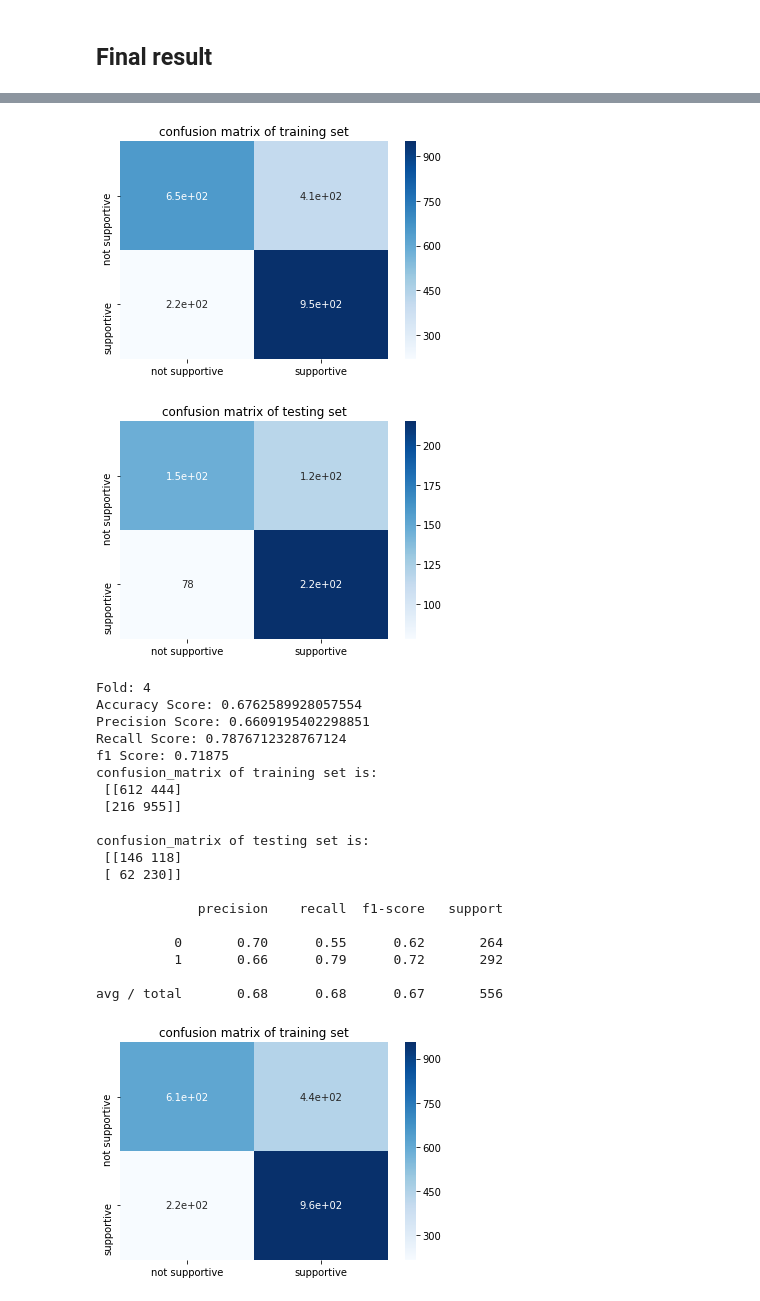
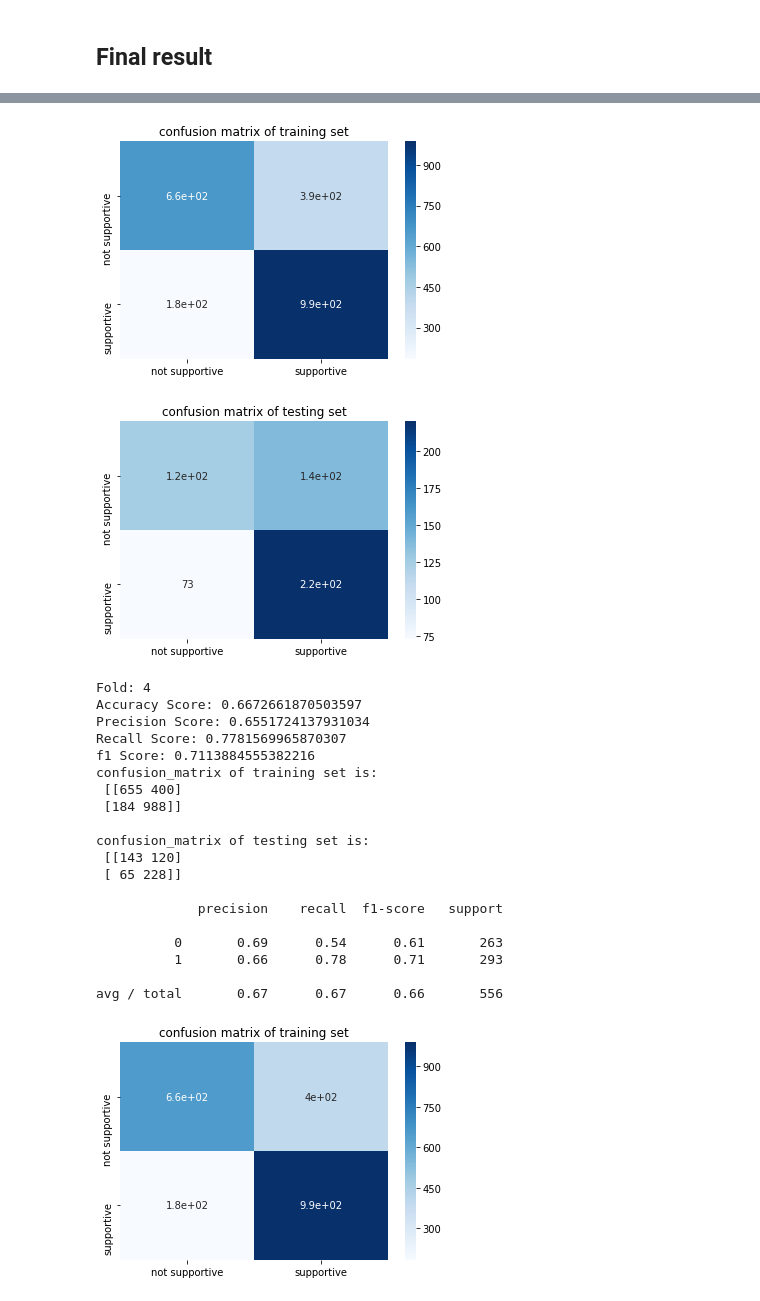
Before and after one commit to karenyyy/Datasci_Fall_18, a Jupyter notebook: ds200/Labs/pd2/pd2.ipynb, the cells around one changed output, grey strips where cells are left out. Drawn from its saved outputs; the diff is of its cells as text; code cells hidden in the pictures.

```diff
--- a/ds200/Labs/pd2/pd2.ipynb
+++ b/ds200/Labs/pd2/pd2.ipynb
@@ -185,5 +187,17 @@ def k_fold_evaluate(X, y, max_depth, min_samples_leaf, stop_words, print_eval=Tr
     return metrics_df
 # %% [markdown]
 ### Tests: max_depth : 1-15
+# %%
+df1 = ds.Table.read_table('Climate1SupportiveLevel.csv', sep=',')
+df2 = ds.Table.read_table('ClimateBalancedDS2.csv', sep=',')
+df = df1.append(df2)
+test_index = np.random.choice(df.num_rows, 100, replace=False)
+train_val_index = [i for i in np.arange(df.num_rows) if i not in test_index]
+test_data = df.take[test_index]
+df = df.take[train_val_index]
+X = list(df['Text'])
+y = list(df['Support'])
+test_X = list(test_data['Text'])
+test_y = list(test_data['Support'])
 # %% [markdown]
 #### test1: stop-words: default
@@ -286,7 +295,7 @@ plt.show()
 #### test3: stop_words: most common words in DS1+DS2 tweets
 # %%
 stop_w = [i[0] for i in Counter([word for sentence in X for word in sentence.split()
-                                 if 'climate' not in word.lower()
+                                 if 'climate' not in word.lower() and 'change' not in word.lower()
                                  and word.isalpha()
                                  and len(word)>1]).most_common()[:30]]
 stop_w
@@ -357,7 +366,7 @@ plt.show()
 # %% [markdown]
 ## Final result
 # %%
-k_fold_evaluate(X, y, max_depth=15, min_samples_leaf=2,
+k_fold_evaluate(X, y, max_depth=20, min_samples_leaf=2,
                     stop_words=stop_w,
                     print_eval=True, overfit_risk=False)
 # %% [output]
@@ -425,22 +434,22 @@ avg / total       0.65      0.65      0.64       557
-[figure, old version]
+[figure, new version]
-[figure, old version]
+[figure, new version]
 Fold: 4
-Accuracy Score: 0.6762589928057554
-Precision Score: 0.6609195402298851
-Recall Score: 0.7876712328767124
-f1 Score: 0.71875
+Accuracy Score: 0.6672661870503597
+Precision Score: 0.6551724137931034
+Recall Score: 0.7781569965870307
+f1 Score: 0.7113884555382216
 confusion_matrix of training set is:
- [[612 444]
- [216 955]]
+ [[655 400]
+ [184 988]]
 
 confusion_matrix of testing set is:
- [[146 118]
- [ 62 230]]
+ [[143 120]
+ [ 65 228]]
 
              precision    recall  f1-score   support
 
-          0       0.70      0.55      0.62       264
-          1       0.66      0.79      0.72       292
+          0       0.69      0.54      0.61       263
+          1       0.66      0.78      0.71       293
 
-avg / total       0.68      0.68      0.67       556
+avg / total       0.67      0.67      0.66       556
-[figure, old version]
+[figure, new version]
```
Also changed, not shown: parts of 9 cells of this notebook, 26 other files.
